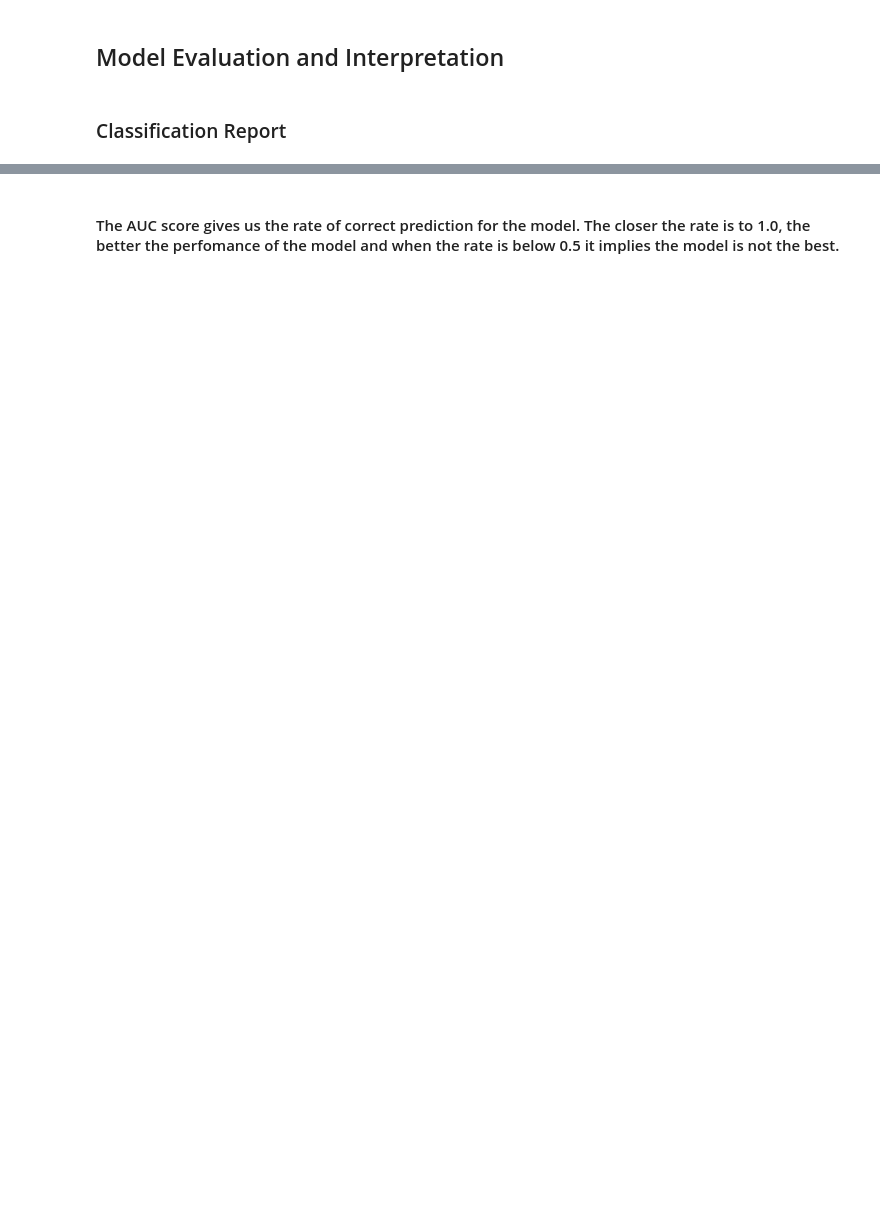
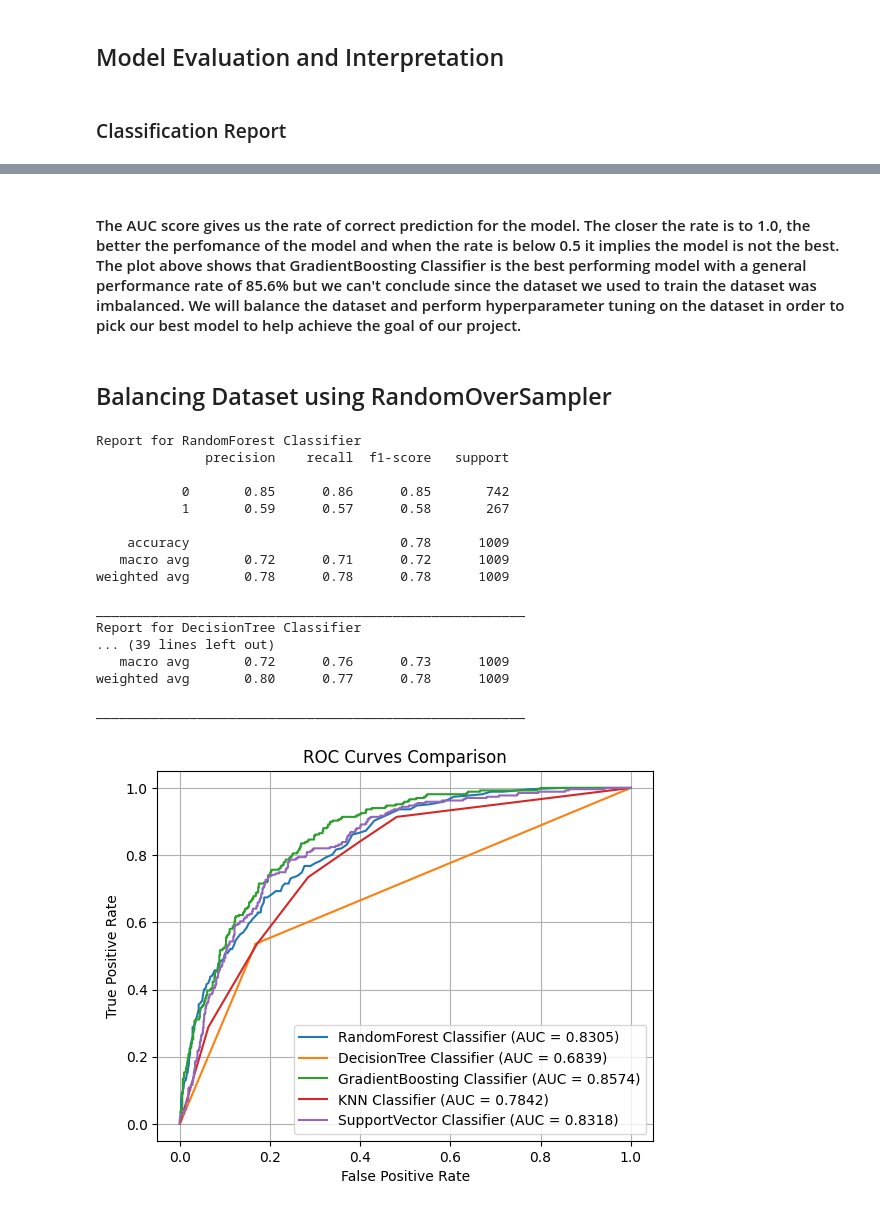
Before and after one commit to pk-aduyaw/Customer_Churn_Classification_Project, a Jupyter notebook: customer_churn_classification_model_project.ipynb, the cells around one changed output, grey strips where cells are left out. Saved outputs shown, nothing was run; the diff lists cells and outputs as text; code cells hidden in the pictures; blank space fills up the shorter version.

```diff
--- a/customer_churn_classification_model_project.ipynb
+++ b/customer_churn_classification_model_project.ipynb
@@ -1025,2 +1102,73 @@ plt.show()
 # %% [markdown]
-#### The AUC score gives us the rate of correct prediction for the model. The closer the rate is to 1.0, the better the perfomance of the model and when the rate is below 0.5 it implies the model is not the best.
+#### The AUC score gives us the rate of correct prediction for the model. The closer the rate is to 1.0, the better the perfomance of the model and when the rate is below 0.5 it implies the model is not the best. The plot above shows that GradientBoosting Classifier is the best performing model with a general performance rate of 85.6% but we can't conclude since the dataset we used to train the dataset was imbalanced. We will balance the dataset and perform hyperparameter tuning on the dataset in order to pick our best model to help achieve the goal of our project.
+# %% [markdown]
+## Balancing Dataset using RandomOverSampler
+# %%
+random_sampler = RandomOverSampler(random_state=0)
+
+X_train_ROS, y_train_encoded_ROS = random_sampler.fit_resample(X_train, y_train_encoded)
+# %%
+# Put the name of the classifier and classifier into a list of tuples.
+models = [
+    ('RandomForest Classifier', RandomForestClassifier(random_state=0)),
+    ('DecisionTree Classifier', DecisionTreeClassifier(random_state=0)),
+    ('GradientBoosting Classifier', GradientBoostingClassifier(random_state=0)),
+    ('KNN Classifier', KNeighborsClassifier()),
+    ('SupportVector Classifier', SVC(probability=True, random_state=0))
+]
+
+# Loop through the model and classifier in the models list
+for model, classifier in models:
+    # Perform preprocessing and fit the respective models
+    pipeline = Pipeline([
+        ('preprocessor', full_pipeline),
+        ('classifier', classifier),
+    ])
+
+    pipeline.fit(X_train_ROS, y_train_encoded_ROS)
+    # Predict values of the evaluation dataset
+    y_pred = pipeline.predict(X_eval)
+
+    # Print classification report for all y true and y predicted values for each classificatoin model
+    print(f'Report for {model}')
+    print(classification_report(y_eval_encoded, y_pred))
+    print('_'*55)
+
+    # Define model predictions for the model and true labels
+    pred_proba = pipeline.predict_proba(X_eval)[:,1]
+    # Calculate FPR and TPR for the model
+    fpr, tpr, threshold = roc_curve(y_eval_encoded, pred_proba)
+    # Calculate AUC for the model
+    auc_score = auc(fpr, tpr)
+
+    # Plot ROC curves
+    plt.plot(fpr, tpr, label=f'{model} (AUC = {auc_score:.4f})')
+
+# Add labels and title
+plt.xlabel('False Positive Rate')
+plt.ylabel('True Positive Rate')
+plt.title('ROC Curves Comparison')
+plt.legend()
+plt.grid(True)
+
+# Show the plot
+plt.show()
+# %% [output]
+Report for RandomForest Classifier
+              precision    recall  f1-score   support
+
+           0       0.85      0.86      0.85       742
+           1       0.59      0.57      0.58       267
+
+    accuracy                           0.78      1009
+   macro avg       0.72      0.71      0.72      1009
+weighted avg       0.78      0.78      0.78      1009
+
+_______________________________________________________
+Report for DecisionTree Classifier
+... (39 lines left out)
+   macro avg       0.72      0.76      0.73      1009
+weighted avg       0.80      0.77      0.78      1009
+
+_______________________________________________________
+[figure, added]
```
Also changed, not shown: parts of 97 cells of this notebook, 4 other files.
